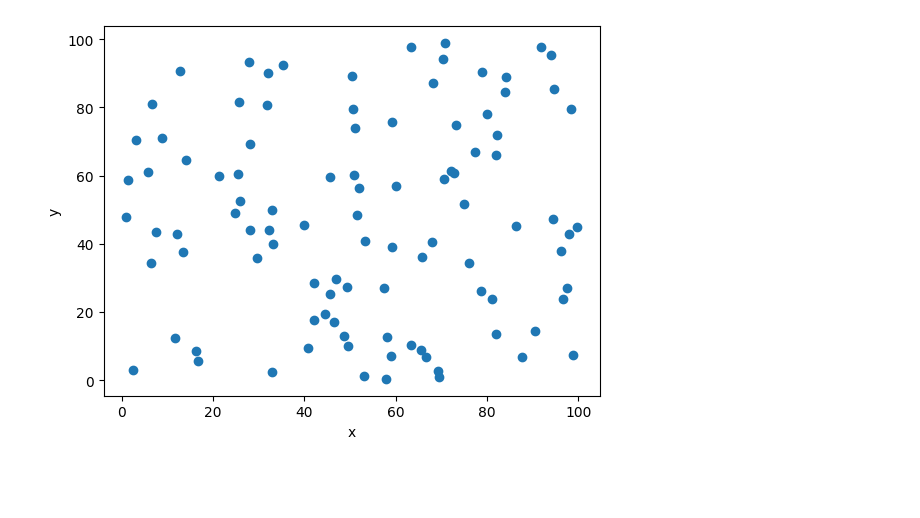
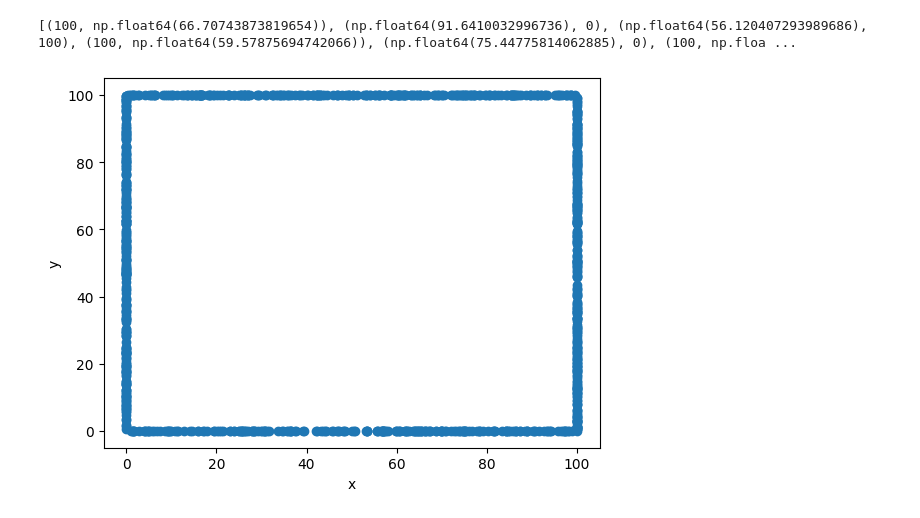
Before and after one commit to FloudMe77/QuadTree_and_KdTree, a Jupyter notebook: code/kd_tree_vis.ipynb, the cells around one changed output. Saved outputs shown, nothing was run; the diff lists cells and outputs as text; code cells hidden in the pictures; blank space fills up the shorter version.

```diff
--- a/code/kd_tree_vis.ipynb
+++ b/code/kd_tree_vis.ipynb
@@ -146,11 +15,13 @@ def random_points(n,x,y):
     for _ in range(n):
         res.append((np.random.uniform(0,x),np.random.uniform(0,y)))
     return res
-# %%
-vis.clear()
-cos = random_points(100,100,100)
-vis.add_point(cos)
-
-vis.show()
-# %% [output]
-[figure, removed]
+# %%
+cos = test.generate_random_points_on_rectangle(1000,0,100,0,100)
+print(cos)
+vis.clear()
+vis.add_point(cos)
+
+vis.show()
+# %% [output]
+[(100, np.float64(66.70743873819654)), (np.float64(91.6410032996736), 0), (np.float64(56.120407293989686), 100), (100, np.float64(59.57875694742066)), (np.float64(75.44775814062885), 0), (100, np.floa ...
+[figure, added]
```
Also changed, not shown: parts of 10 cells of this notebook, 4 other files.
